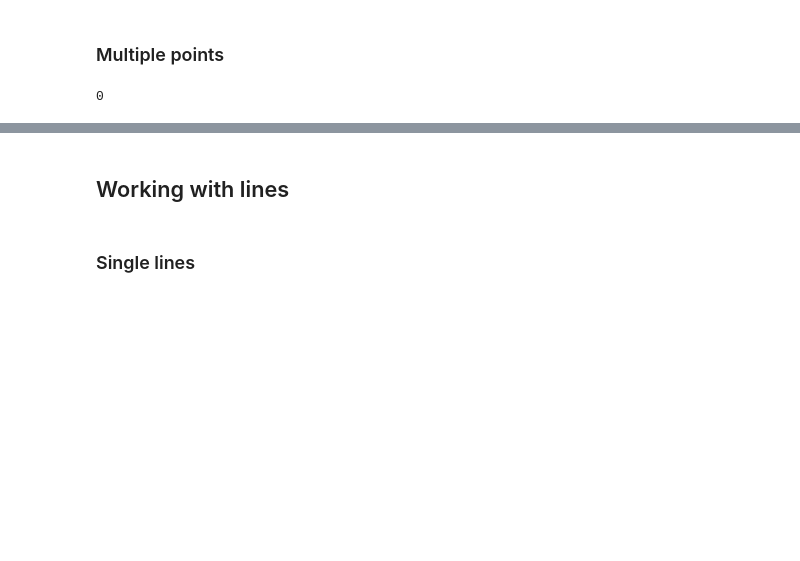
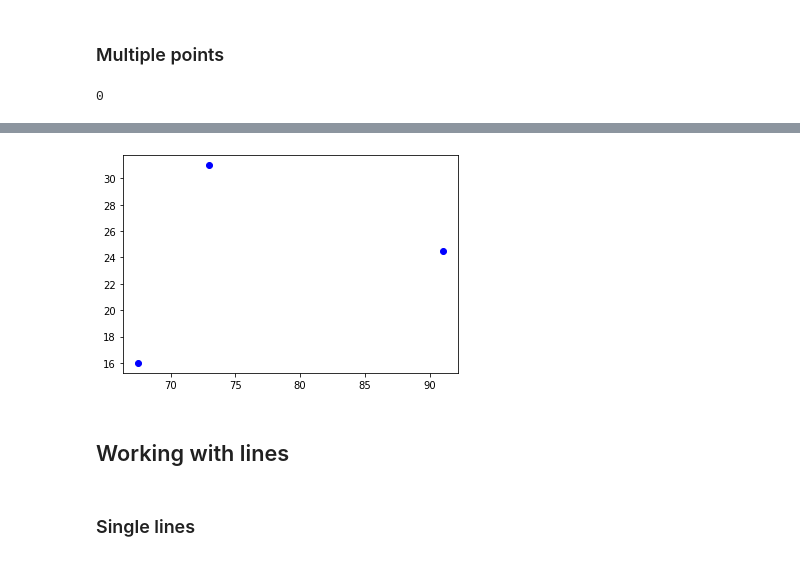
Before and after one commit to lucian-necula-mta/gis-programming, a Jupyter notebook: working_with_geometries.ipynb, the cells around one changed output, grey strips where cells are left out. Cells and saved outputs as stored; diff of their text form; code cells hidden in the pictures; blank space fills up the shorter version.

```diff
--- a/working_with_geometries.ipynb
+++ b/working_with_geometries.ipynb
@@ -99,3 +110,7 @@ MULTIPOINT (93.0 24.5 0,77 32 0,93.0 24.5 0)
+# %%
+plot_points(points)
+# %% [output]
+[figure, added]
 # %% [markdown]
 ## Working with lines
 # %% [markdown]
```
Also changed, not shown: parts of 29 cells of this notebook.
